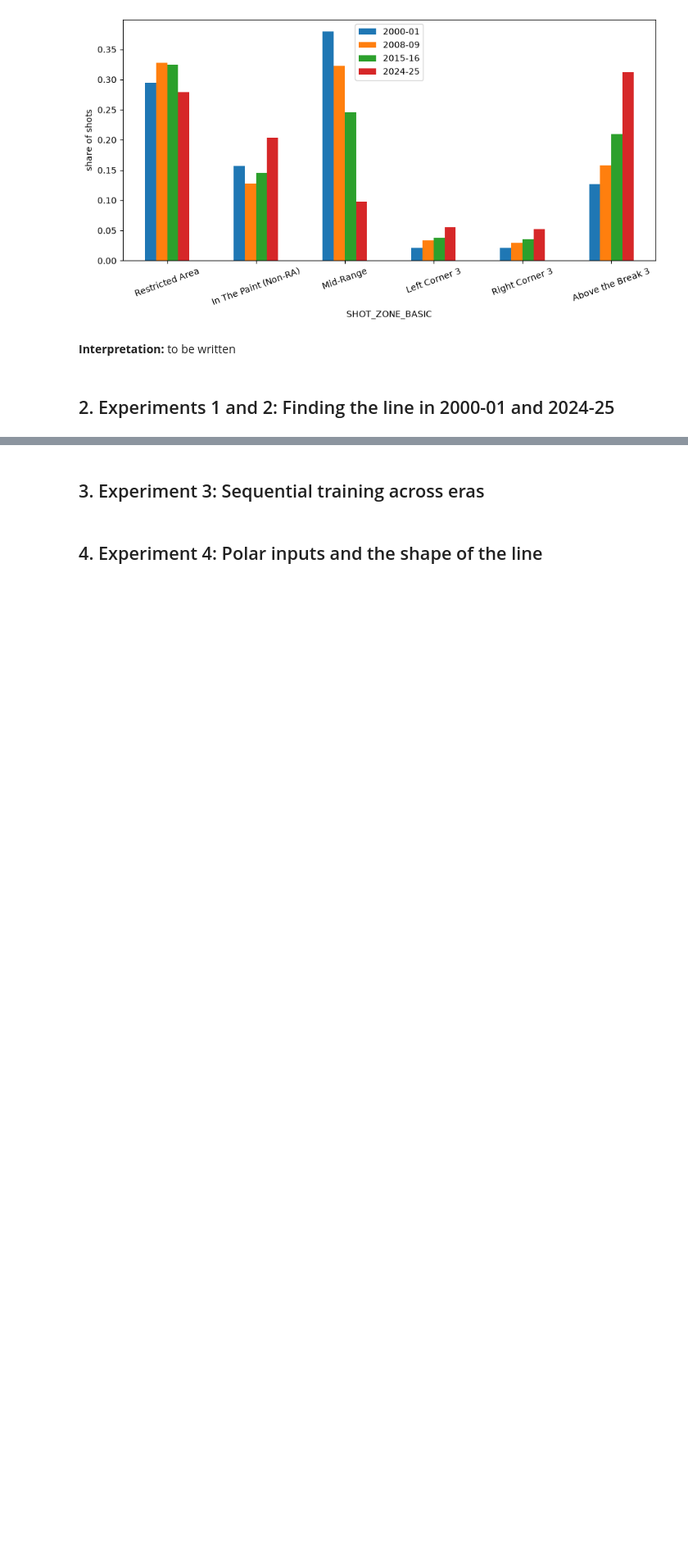
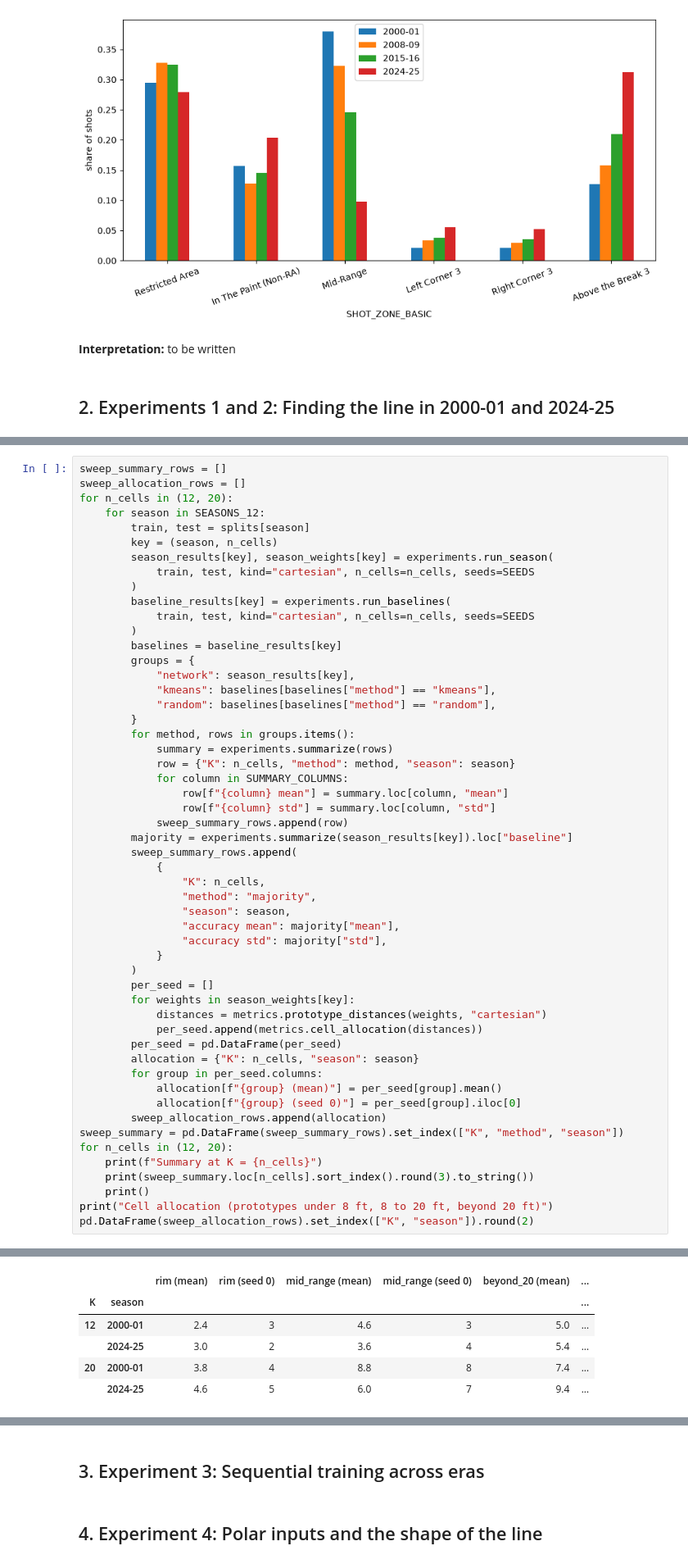
Before and after one commit to BiyonWann/bballNeuro, a Jupyter notebook: notebook.ipynb, the cells around one changed output, grey strips where cells are left out. Shown at 82% size. Saved outputs shown, nothing was run; the diff lists cells and outputs as text; blank space fills up the shorter version.

```diff
--- a/notebook.ipynb
+++ b/notebook.ipynb
@@ -157,0 +264,54 @@ Above the Break 3        0.126    0.158    0.209    0.312
+# %%
+sweep_summary_rows = []
+sweep_allocation_rows = []
+for n_cells in (12, 20):
+    for season in SEASONS_12:
+        train, test = splits[season]
+        key = (season, n_cells)
+        season_results[key], season_weights[key] = experiments.run_season(
+            train, test, kind="cartesian", n_cells=n_cells, seeds=SEEDS
+        )
+        baseline_results[key] = experiments.run_baselines(
+            train, test, kind="cartesian", n_cells=n_cells, seeds=SEEDS
+        )
+        baselines = baseline_results[key]
+        groups = {
+            "network": season_results[key],
+            "kmeans": baselines[baselines["method"] == "kmeans"],
+            "random": baselines[baselines["method"] == "random"],
+        }
+        for method, rows in groups.items():
+            summary = experiments.summarize(rows)
+            row = {"K": n_cells, "method": method, "season": season}
+            for column in SUMMARY_COLUMNS:
+                row[f"{column} mean"] = summary.loc[column, "mean"]
+                row[f"{column} std"] = summary.loc[column, "std"]
+            sweep_summary_rows.append(row)
+        majority = experiments.summarize(season_results[key]).loc["baseline"]
+        sweep_summary_rows.append(
+            {
+                "K": n_cells,
+                "method": "majority",
+                "season": season,
+                "accuracy mean": majority["mean"],
+                "accuracy std": majority["std"],
+            }
+        )
+        per_seed = []
+        for weights in season_weights[key]:
+            distances = metrics.prototype_distances(weights, "cartesian")
+            per_seed.append(metrics.cell_allocation(distances))
+        per_seed = pd.DataFrame(per_seed)
+        allocation = {"K": n_cells, "season": season}
+        for group in per_seed.columns:
+            allocation[f"{group} (mean)"] = per_seed[group].mean()
+            allocation[f"{group} (seed 0)"] = per_seed[group].iloc[0]
+        sweep_allocation_rows.append(allocation)
+sweep_summary = pd.DataFrame(sweep_summary_rows).set_index(["K", "method", "season"])
+for n_cells in (12, 20):
+    print(f"Summary at K = {n_cells}")
+    print(sweep_summary.loc[n_cells].sort_index().round(3).to_string())
+    print()
+print("Cell allocation (prototypes under 8 ft, 8 to 20 ft, beyond 20 ft)")
+pd.DataFrame(sweep_allocation_rows).set_index(["K", "season"]).round(2)
+# %% [output]
@@ -157,0 +335,6 @@ Above the Break 3        0.126    0.158    0.209    0.312
+|  |  | rim (mean) | rim (seed 0) | mid_range (mean) | mid_range (seed 0) | beyond_20 (mean) | ... |
+| K | season |  |  |  |  |  | ... |
+| 12 | 2000-01 | 2.4 | 3 | 4.6 | 3 | 5.0 | ... |
+|  | 2024-25 | 3.0 | 2 | 3.6 | 4 | 5.4 | ... |
+| 20 | 2000-01 | 3.8 | 4 | 8.8 | 8 | 7.4 | ... |
+|  | 2024-25 | 4.6 | 5 | 6.0 | 7 | 9.4 | ... |
```
Also changed, not shown: parts of 14 cells of this notebook.
